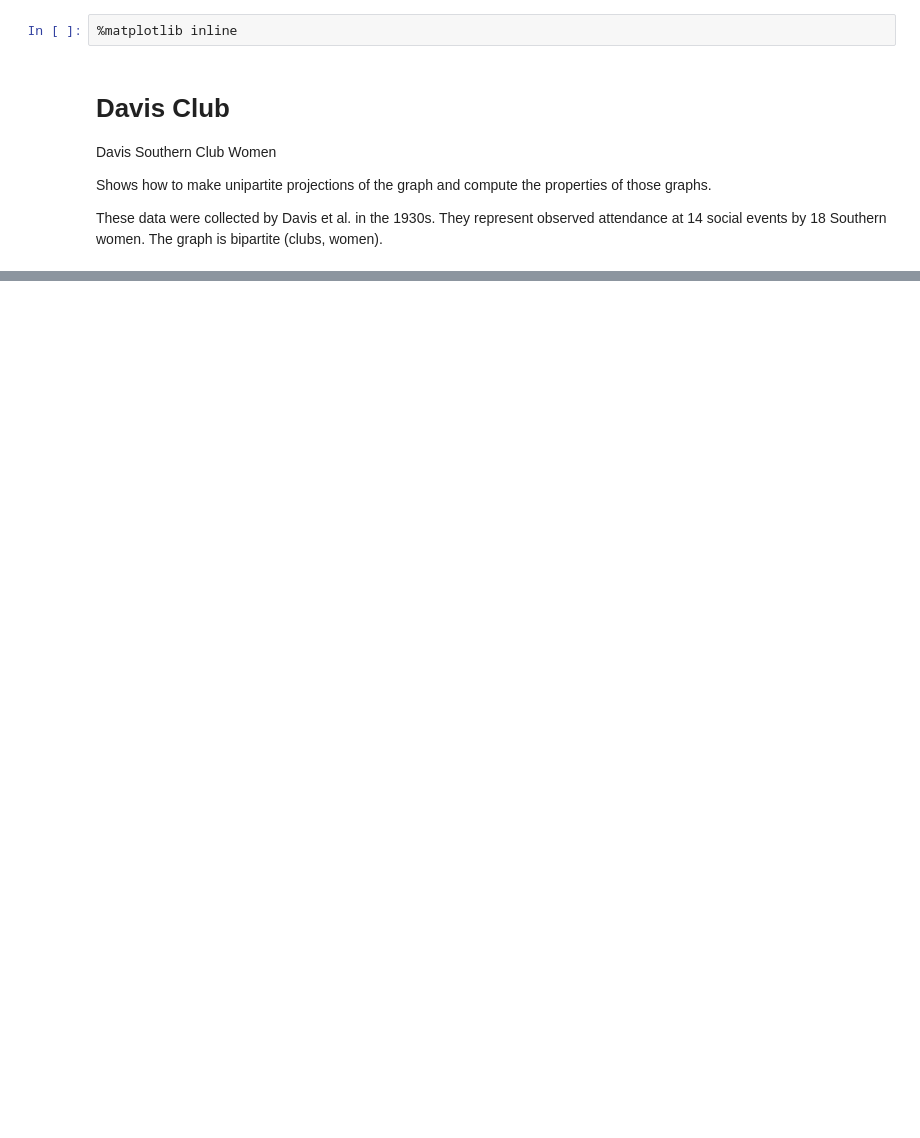
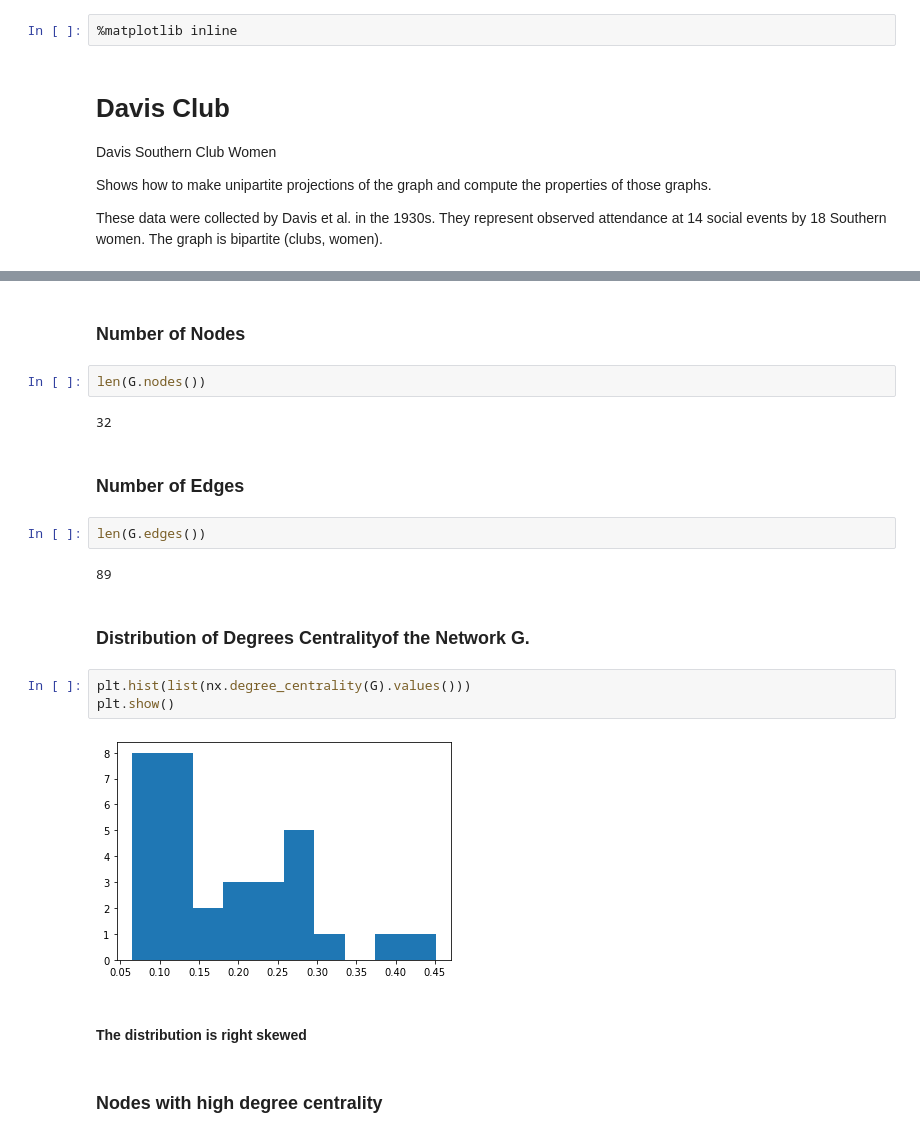
Before and after one commit to AlainKuiete/DATA620ASSIGNMENTS, a Jupyter notebook: plot_davis_club.ipynb, the cells around one changed output, grey strips where cells are left out. Saved outputs shown, nothing was run; the diff lists cells and outputs as text; blank space fills up the shorter version.

```diff
--- a/plot_davis_club.ipynb
+++ b/plot_davis_club.ipynb
@@ -63,0 +84,23 @@ Biadjacency matrix
+# %% [markdown]
+### Number of Nodes
+# %%
+len(G.nodes())
+# %% [output]
+32
+# %% [markdown]
+### Number of Edges
+# %%
+len(G.edges())
+# %% [output]
+89
+# %% [markdown]
+### Distribution of Degrees Centralityof  the Network G.
+# %%
+plt.hist(list(nx.degree_centrality(G).values()))
+plt.show()
+# %% [output]
+[figure, added]
+# %% [markdown]
+#### The distribution is right skewed
+# %% [markdown]
+### Nodes with high degree centrality
```
Also changed, not shown: parts of 26 cells of this notebook.
